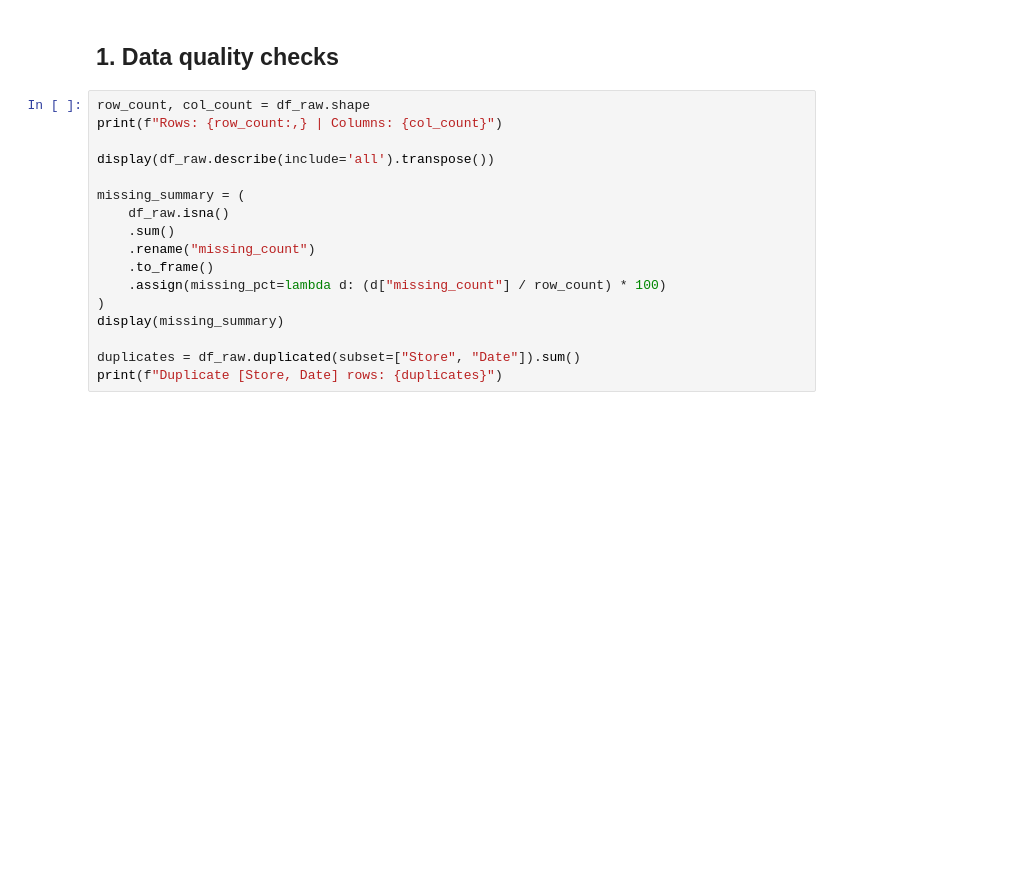
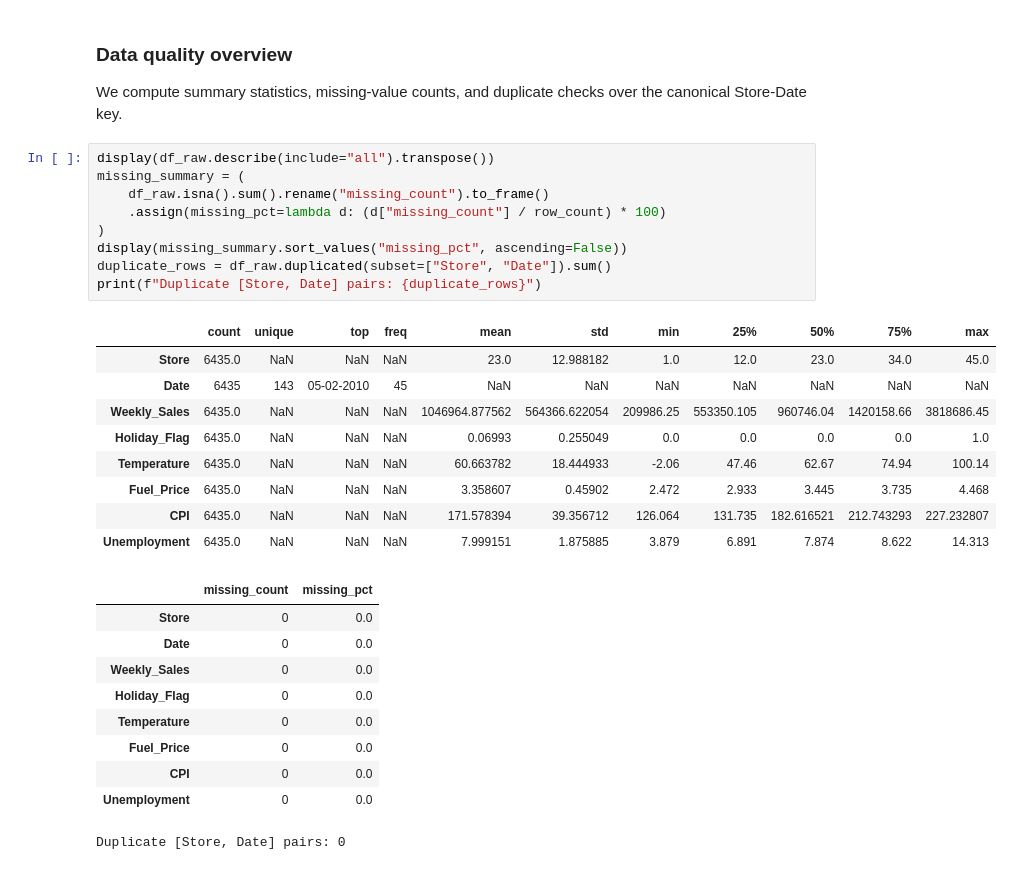
Before and after one commit to MrEleden/forecasting_demo, a Jupyter notebook: projects/retail_sales_walmart/notebooks/walmart_exploratory_analysis.ipynb, the cells around one changed output. Saved outputs shown, nothing was run; the diff lists cells and outputs as text; blank space fills up the shorter version.

```diff
--- a/projects/retail_sales_walmart/notebooks/walmart_exploratory_analysis.ipynb
+++ b/projects/retail_sales_walmart/notebooks/walmart_exploratory_analysis.ipynb
@@ -68,19 +86,32 @@ df_raw.head()
-# %% [markdown]
-## 1. Data quality checks
+# %% [markdown]
+### Data quality overview
+We compute summary statistics, missing-value counts, and duplicate checks over the canonical Store-Date key.
 # %%
-row_count, col_count = df_raw.shape
-print(f"Rows: {row_count:,} | Columns: {col_count}")
-
-display(df_raw.describe(include='all').transpose())
-
+display(df_raw.describe(include="all").transpose())
 missing_summary = (
-    df_raw.isna()
-    .sum()
-    .rename("missing_count")
-    .to_frame()
+    df_raw.isna().sum().rename("missing_count").to_frame()
     .assign(missing_pct=lambda d: (d["missing_count"] / row_count) * 100)
 )
-display(missing_summary)
-
-duplicates = df_raw.duplicated(subset=["Store", "Date"]).sum()
-print(f"Duplicate [Store, Date] rows: {duplicates}")
+display(missing_summary.sort_values("missing_pct", ascending=False))
+duplicate_rows = df_raw.duplicated(subset=["Store", "Date"]).sum()
+print(f"Duplicate [Store, Date] pairs: {duplicate_rows}")
+# %% [output]
+|  | count | unique | top | freq | mean | std | min | 25% | 50% | 75% | max |
+| Store | 6435.0 | NaN | NaN | NaN | 23.0 | 12.988182 | 1.0 | 12.0 | 23.0 | 34.0 | 45.0 |
+| Date | 6435 | 143 | 05-02-2010 | 45 | NaN | NaN | NaN | NaN | NaN | NaN | NaN |
+| Weekly_Sales | 6435.0 | NaN | NaN | NaN | 1046964.877562 | 564366.622054 | 209986.25 | 553350.105 | 960746.04 | 1420158.66 | 3818686.45 |
+| Holiday_Flag | 6435.0 | NaN | NaN | NaN | 0.06993 | 0.255049 | 0.0 | 0.0 | 0.0 | 0.0 | 1.0 |
+| Temperature | 6435.0 | NaN | NaN | NaN | 60.663782 | 18.444933 | -2.06 | 47.46 | 62.67 | 74.94 | 100.14 |
+| Fuel_Price | 6435.0 | NaN | NaN | NaN | 3.358607 | 0.45902 | 2.472 | 2.933 | 3.445 | 3.735 | 4.468 |
+| CPI | 6435.0 | NaN | NaN | NaN | 171.578394 | 39.356712 | 126.064 | 131.735 | 182.616521 | 212.743293 | 227.232807 |
+| Unemployment | 6435.0 | NaN | NaN | NaN | 7.999151 | 1.875885 | 3.879 | 6.891 | 7.874 | 8.622 | 14.313 |
+|  | missing_count | missing_pct |
+| Store | 0 | 0.0 |
+| Date | 0 | 0.0 |
+| Weekly_Sales | 0 | 0.0 |
+| Holiday_Flag | 0 | 0.0 |
+| Temperature | 0 | 0.0 |
+| Fuel_Price | 0 | 0.0 |
+| CPI | 0 | 0.0 |
+| Unemployment | 0 | 0.0 |
+Duplicate [Store, Date] pairs: 0
```
Also changed, not shown: parts of 25 cells of this notebook, 2 other files.
